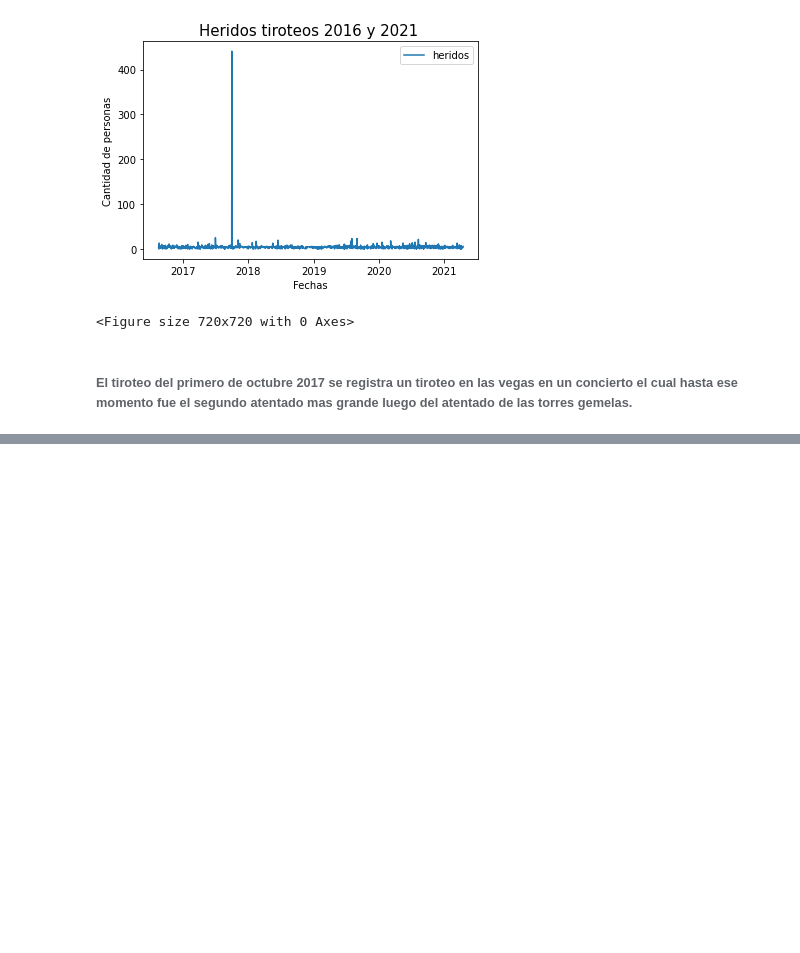
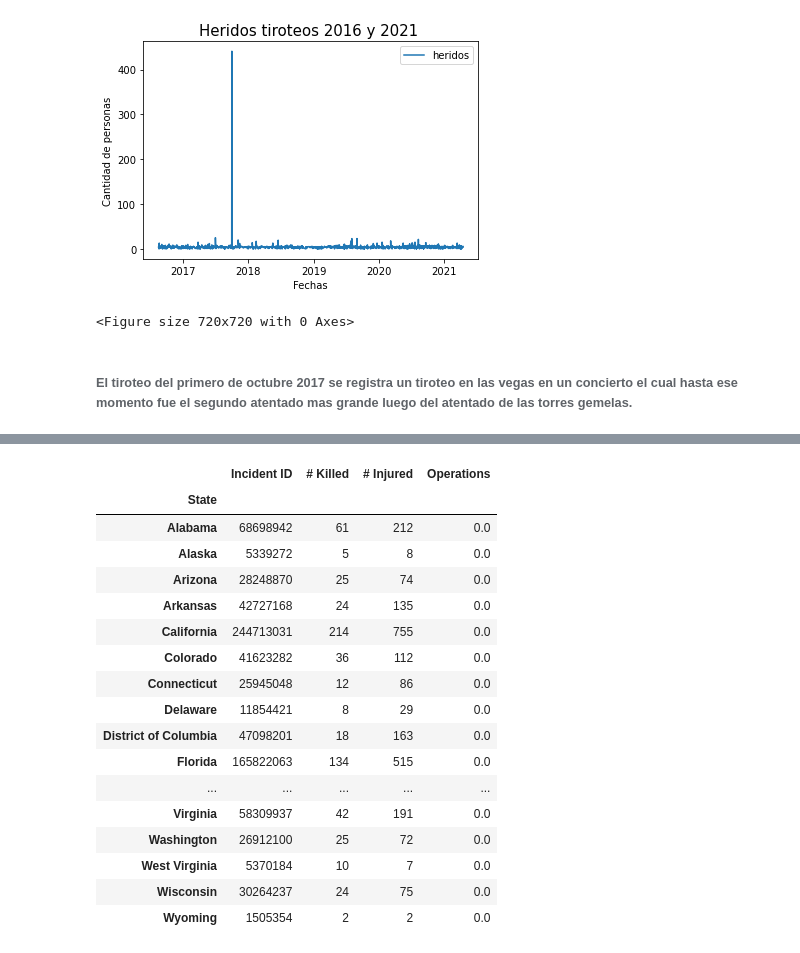
Before and after one commit to panxolopez/proyecto_mineria, a Jupyter notebook: proyecto_data1621.ipynb, the cells around one changed output, grey strips where cells are left out. Drawn from its saved outputs; the diff is of its cells as text; code cells hidden in the pictures; blank space fills up the shorter version.

```diff
--- a/proyecto_data1621.ipynb
+++ b/proyecto_data1621.ipynb
@@ -90,0 +104,22 @@ plt.show()
+# %%
+state_group=df_shooting1.groupby(['State'])
+state_group.sum()
+# %% [output]
+|  | Incident ID | # Killed | # Injured | Operations |
+| State |  |  |  |  |
+| Alabama | 68698942 | 61 | 212 | 0.0 |
+| Alaska | 5339272 | 5 | 8 | 0.0 |
+| Arizona | 28248870 | 25 | 74 | 0.0 |
+| Arkansas | 42727168 | 24 | 135 | 0.0 |
+| California | 244713031 | 214 | 755 | 0.0 |
+| Colorado | 41623282 | 36 | 112 | 0.0 |
+| Connecticut | 25945048 | 12 | 86 | 0.0 |
+| Delaware | 11854421 | 8 | 29 | 0.0 |
+| District of Columbia | 47098201 | 18 | 163 | 0.0 |
+| Florida | 165822063 | 134 | 515 | 0.0 |
+| ... | ... | ... | ... | ... |
+| Virginia | 58309937 | 42 | 191 | 0.0 |
+| Washington | 26912100 | 25 | 72 | 0.0 |
+| West Virginia | 5370184 | 10 | 7 | 0.0 |
+| Wisconsin | 30264237 | 24 | 75 | 0.0 |
+| Wyoming | 1505354 | 2 | 2 | 0.0 |
```
Also changed, not shown: parts of 8 cells of this notebook, 2 other files.
